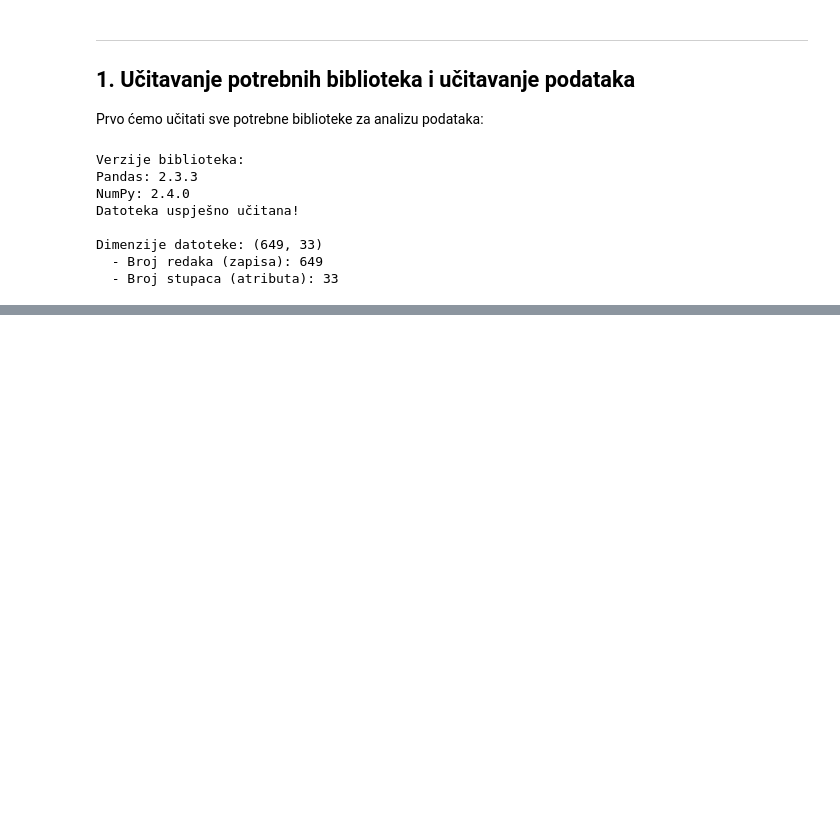
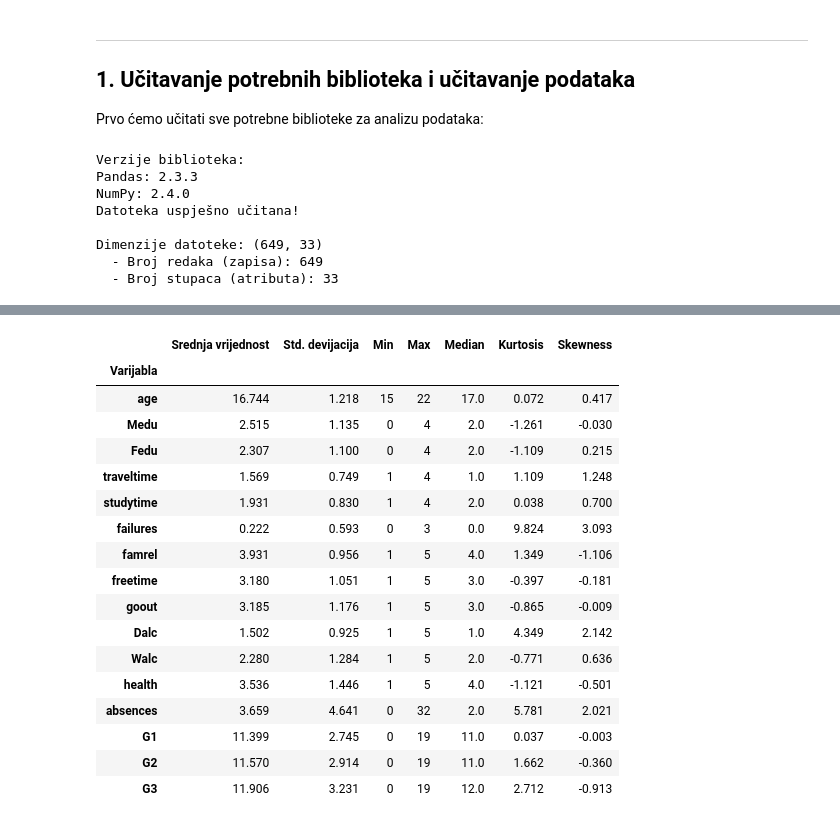
Before and after one commit to MDBossss/nosql, a Jupyter notebook: drugi/z2.ipynb, the cells around one changed output, grey strips where cells are left out. Saved outputs shown, nothing was run; the diff lists cells and outputs as text; code cells hidden in the pictures; blank space fills up the shorter version.

```diff
--- a/drugi/z2.ipynb
+++ b/drugi/z2.ipynb
@@ -45,0 +139,73 @@ Dimenzije datoteke: (649, 33)
+# %%
+from scipy import stats
+
+# Identificiraj numeričke stupce
+numeric_columns = df.select_dtypes(include=[np.number]).columns.tolist()
+
+print("Numeričke (kontinuirane) varijable u datasetu:")
+print(numeric_columns)
+print(f"\nUkupno numeričkih varijabli: {len(numeric_columns)}")
+
+# Kreiraj DataFrame s deskriptivnom statistikom
+descriptive_stats = pd.DataFrame({
+    'Varijabla': numeric_columns,
+    'Srednja vrijednost': [df[col].mean() for col in numeric_columns],
+    'Std. devijacija': [df[col].std() for col in numeric_columns],
+    'Min': [df[col].min() for col in numeric_columns],
+    'Max': [df[col].max() for col in numeric_columns],
+    'Median': [df[col].median() for col in numeric_columns],
+    'Kurtosis': [df[col].kurt() for col in numeric_columns],
+    'Skewness': [df[col].skew() for col in numeric_columns]
+})
+
+# Postavi varijablu kao indeks za bolju čitljivost
+descriptive_stats = descriptive_stats.set_index('Varijabla')
+
+print("\n" + "="*80)
+print("DESKRIPTIVNA STATISTIKA KONTINUIRANIH VARIJABLI")
+print("="*80)
+display(descriptive_stats.round(3))
+
+# Izračunaj Z-vrijednosti za sve numeričke stupce
+print("\n" + "="*80)
+print("Z-VRIJEDNOSTI (prvih 10 redaka)")
+print("="*80)
+
+# Kreiraj novi DataFrame sa Z-vrijednostima
+df_z = pd.DataFrame()
+for col in numeric_columns:
+    mean_val = df[col].mean()
+    std_val = df[col].std()
+    df_z[f'{col}_Z'] = (df[col] - mean_val) / std_val
+
+display(df_z.head(10).round(3))
+
+# Interpretacija Kurtosis i Skewness
+print("\n" + "="*80)
+print("INTERPRETACIJA STATISTIČKIH POKAZATELJA")
+print("="*80)
+
+for col in numeric_columns:
+    kurt = df[col].kurt()
+    skew = df[col].skew()
+
+    # Interpretacija Kurtosis
+    if kurt > 3:
+        kurt_interp = "šiljatija od normalne (više ekstrema)"
+    elif kurt < 3:
+        kurt_interp = "plosnatija od normalne"
+    else:
+        kurt_interp = "približno normalna"
+
+    # Interpretacija Skewness
+    if abs(skew) < 0.5:
+        skew_interp = "približno simetrična"
+    elif skew > 0:
+        skew_interp = "nagnuta udesno (većina niskih vrijednosti)"
+    else:
+        skew_interp = "nagnuta ulijevo (većina visokih vrijednosti)"
+
+    print(f"\n{col}:")
+    print(f"   Kurtosis: {kurt:.3f} → {kurt_interp}")
+    print(f"   Skewness: {skew:.3f} → {skew_interp}")
+# %% [output]
@@ -45,0 +220,18 @@ Dimenzije datoteke: (649, 33)
+|  | Srednja vrijednost | Std. devijacija | Min | Max | Median | Kurtosis | Skewness |
+| Varijabla |  |  |  |  |  |  |  |
+| age | 16.744 | 1.218 | 15 | 22 | 17.0 | 0.072 | 0.417 |
+| Medu | 2.515 | 1.135 | 0 | 4 | 2.0 | -1.261 | -0.030 |
+| Fedu | 2.307 | 1.100 | 0 | 4 | 2.0 | -1.109 | 0.215 |
+| traveltime | 1.569 | 0.749 | 1 | 4 | 1.0 | 1.109 | 1.248 |
+| studytime | 1.931 | 0.830 | 1 | 4 | 2.0 | 0.038 | 0.700 |
+| failures | 0.222 | 0.593 | 0 | 3 | 0.0 | 9.824 | 3.093 |
+| famrel | 3.931 | 0.956 | 1 | 5 | 4.0 | 1.349 | -1.106 |
+| freetime | 3.180 | 1.051 | 1 | 5 | 3.0 | -0.397 | -0.181 |
+| goout | 3.185 | 1.176 | 1 | 5 | 3.0 | -0.865 | -0.009 |
+| Dalc | 1.502 | 0.925 | 1 | 5 | 1.0 | 4.349 | 2.142 |
+| Walc | 2.280 | 1.284 | 1 | 5 | 2.0 | -0.771 | 0.636 |
+| health | 3.536 | 1.446 | 1 | 5 | 4.0 | -1.121 | -0.501 |
+| absences | 3.659 | 4.641 | 0 | 32 | 2.0 | 5.781 | 2.021 |
+| G1 | 11.399 | 2.745 | 0 | 19 | 11.0 | 0.037 | -0.003 |
+| G2 | 11.570 | 2.914 | 0 | 19 | 11.0 | 1.662 | -0.360 |
+| G3 | 11.906 | 3.231 | 0 | 19 | 12.0 | 2.712 | -0.913 |
```
Also changed, not shown: parts of 10 cells of this notebook, 1 other file.
